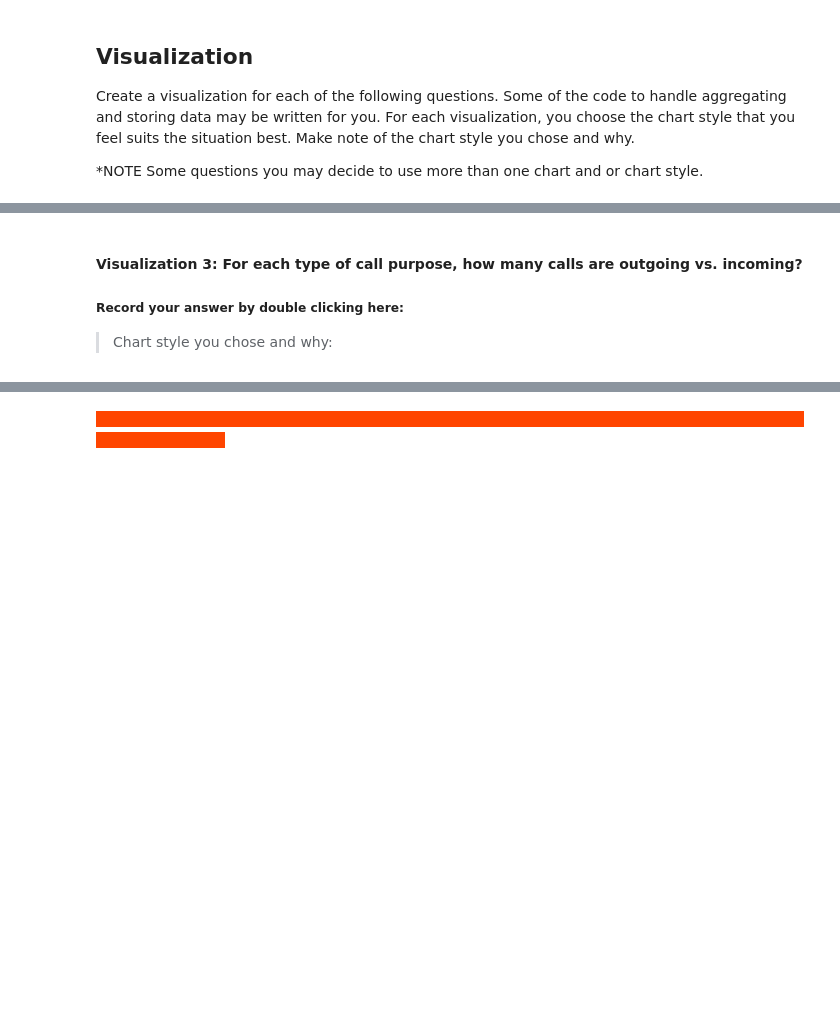
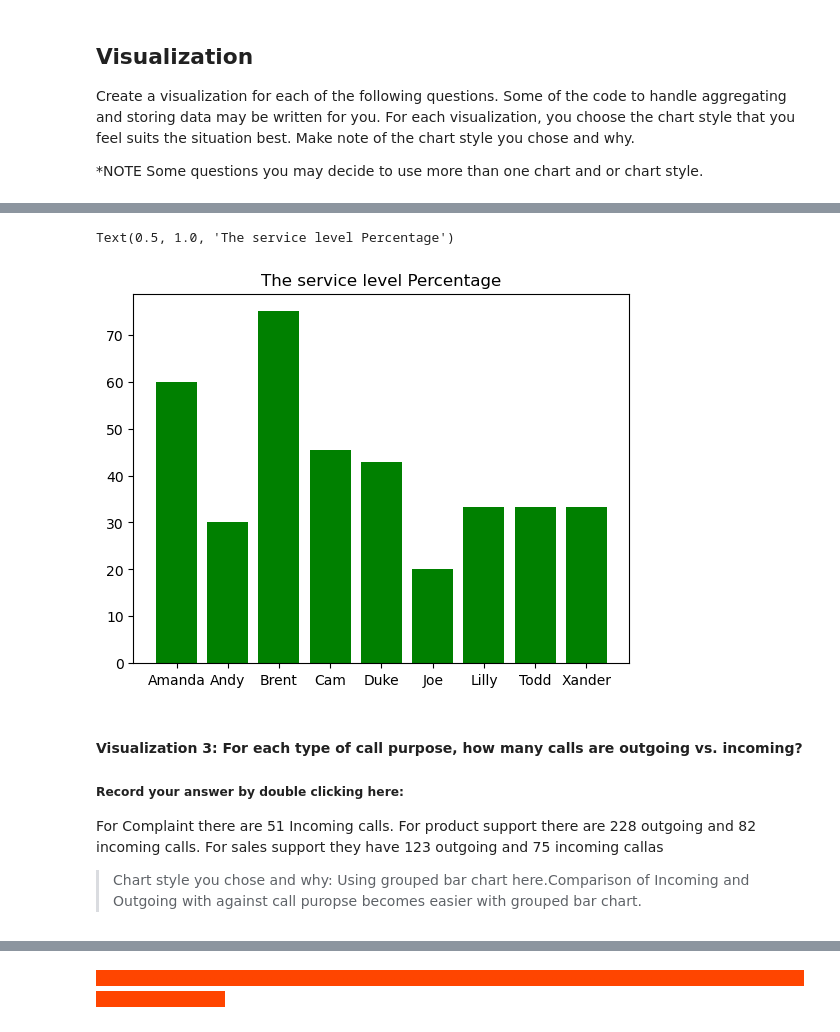
Before and after one commit to KavVij/Kavi_call-center-cleanup-assignment, a Jupyter notebook: Kavi_Call_Center_Cleanup.ipynb, the cells around one changed output, grey strips where cells are left out. Cells and saved outputs as stored; diff of their text form; code cells hidden in the pictures; blank space fills up the shorter version.

```diff
--- a/Kavi_Call_Center_Cleanup.ipynb
+++ b/Kavi_Call_Center_Cleanup.ipynb
@@ -602,8 +674,17 @@ service_level["Service Level %"] = service_level["Calls_x"]/service_level["Calls
+# %%
+plt.bar(service_level['Rep ID'], service_level['Service Level %'], color = 'green')
+plt.title('The service level Percentage')
+# %% [output]
+Text(0.5, 1.0, 'The service level Percentage')
+[figure, added]
 # %% [markdown]
 #### Visualization 3: For each type of call purpose, how many calls are outgoing vs. incoming?
 ##### Record your answer by double clicking here:
+For Complaint there are  51  Incoming calls.
+For product support there are 228 outgoing and 82 incoming calls.
+For sales support they have 123 outgoing and 75 incoming callas
 
-> Chart style you chose and why:
+> Chart style you chose and why: Using grouped bar chart here.Comparison of Incoming and Outgoing with against call puropse becomes easier with grouped bar chart.
 # %%
 # Create visualization 3 here:
 # The three dictionaries, complaints, sales_support, and product_support, have the information you need
```
Also changed, not shown: parts of 64 cells of this notebook.
